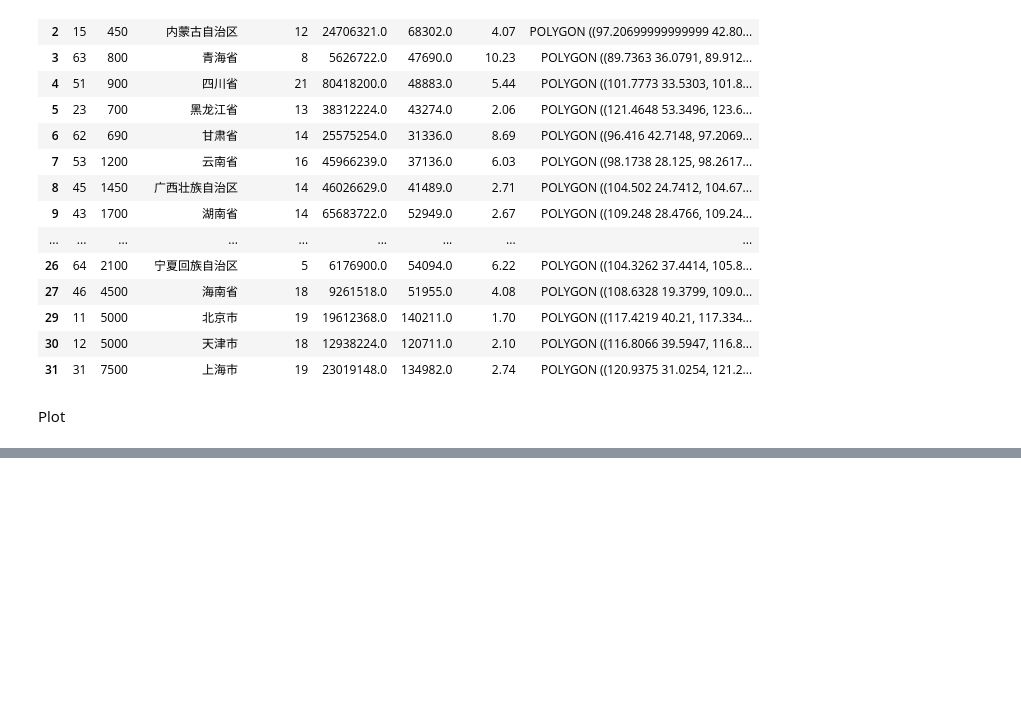
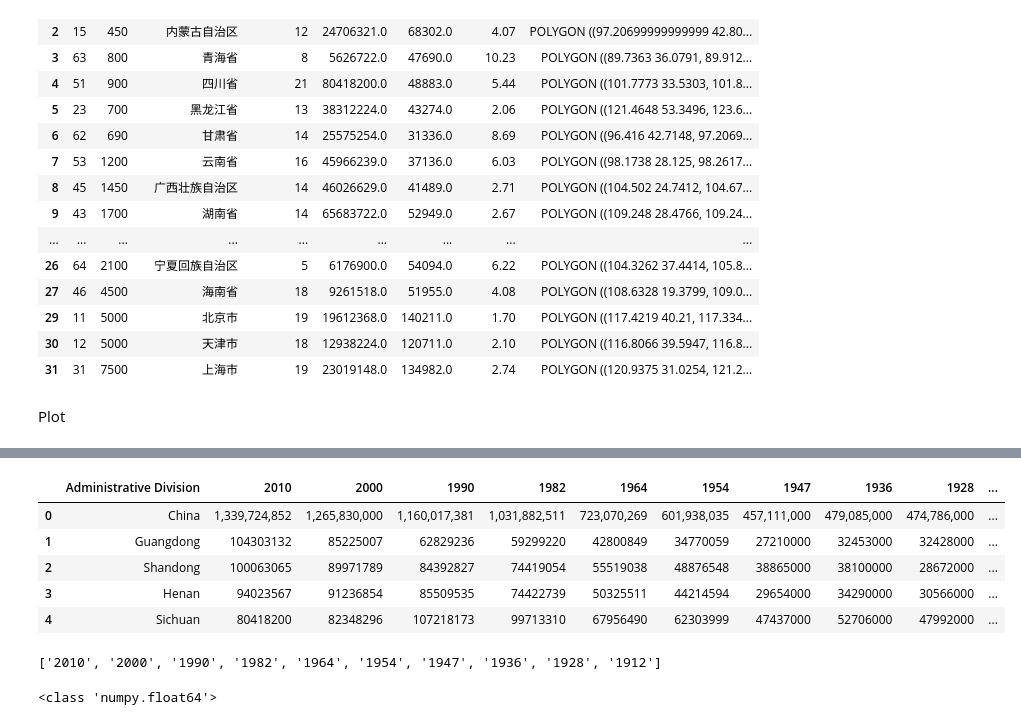
Before and after one commit to simprism/china-population-map, a Jupyter notebook: china-map.ipynb, the cells around one changed output, grey strips where cells are left out. Cells and saved outputs as stored; diff of their text form; code cells hidden in the pictures; blank space fills up the shorter version.

```diff
--- a/china-map.ipynb
+++ b/china-map.ipynb
@@ -74,0 +80,18 @@ create_map("Illiteracy rates (%)", 'illiteracy', 'Blues')
+# %%
+china_pop = pd.read_csv("China_pop.csv")
+# %%
+china_pop.head()
+# %% [output]
+|  | Administrative Division | 2010 | 2000 | 1990 | 1982 | 1964 | 1954 | 1947 | 1936 | 1928 | ... |
+| 0 | China | 1,339,724,852 | 1,265,830,000 | 1,160,017,381 | 1,031,882,511 | 723,070,269 | 601,938,035 | 457,111,000 | 479,085,000 | 474,786,000 | ... |
+| 1 | Guangdong | 104303132 | 85225007 | 62829236 | 59299220 | 42800849 | 34770059 | 27210000 | 32453000 | 32428000 | ... |
+| 2 | Shandong | 100063065 | 89971789 | 84392827 | 74419054 | 55519038 | 48876548 | 38865000 | 38100000 | 28672000 | ... |
+| 3 | Henan | 94023567 | 91236854 | 85509535 | 74422739 | 50325511 | 44214594 | 29654000 | 34290000 | 30566000 | ... |
+| 4 | Sichuan | 80418200 | 82348296 | 107218173 | 99713310 | 67956490 | 62303999 | 47437000 | 52706000 | 47992000 | ... |
+# %%
+columns = list(china_pop)
+columns.pop(0)
+print(columns)
+china_pop = china_pop.drop(china_pop.index[0])
+# %% [output]
+['2010', '2000', '1990', '1982', '1964', '1954', '1947', '1936', '1928', '1912']
@@ -74,0 +101,4 @@ create_map("Illiteracy rates (%)", 'illiteracy', 'Blues')
+# %%
+print(type(china_pop.iloc[2,4]))
+# %% [output]
+<class 'numpy.float64'>
```
Also changed, not shown: parts of 5 cells of this notebook.
